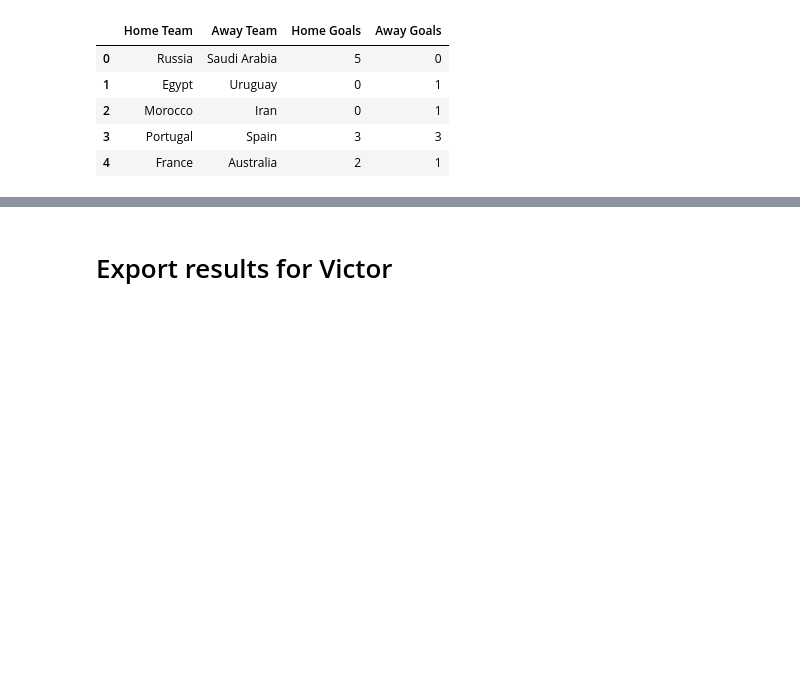
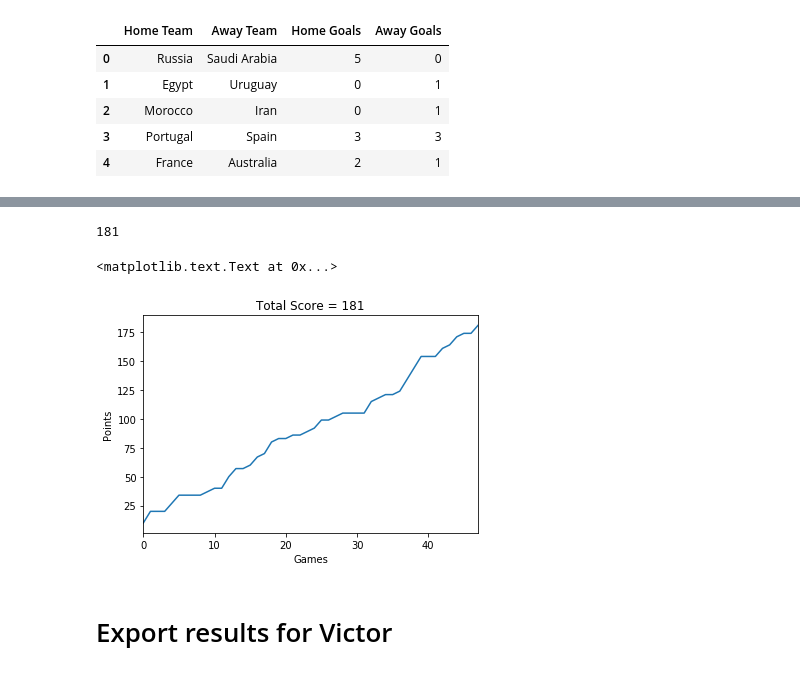
Before and after one commit to samuelsinayoko/worldcup, a Jupyter notebook: worldcup.ipynb, the cells around one changed output, grey strips where cells are left out. Drawn from its saved outputs; the diff is of its cells as text; code cells hidden in the pictures; blank space fills up the shorter version.

Commit message:
Add scoring function

```diff
--- a/worldcup.ipynb
+++ b/worldcup.ipynb
@@ -330,4 +331,0 @@ predicted_results.head()
-# %%
-#def scoring_function():
-res = predicted_results.copy()
-winner = pd.where(res['Away Goals'] > res['Home Goals'])
@@ -336,3 +332,38 @@ SyntaxError: invalid syntax (<ipython-input-43-f25db2543ca4>, line 1)
+# %%
+def outcome(res):
+    return np.sign(res['Home Goals'] - res['Away Goals'])
+# %%
+def prediction_score(predicted_results, return_score=True):
+    res = pd.DataFrame({
+        'outcome_predicted': outcome(predicted_results),
+        'outcome_actual': outcome(actual_results),
+        'correct_outcome': outcome(actual_results) == outcome(predicted_results),
+        'correct_home_goals': actual_results['Home Goals'] == predicted_results['Home Goals'],
+        'correct_away_goals': actual_results['Away Goals'] == predicted_results['Away Goals'],
+        })
+    res['score'] = 7 * res['correct_outcome'] + 3 * res['correct_home_goals'] + 3 * res['correct_away_goals']
+    res['bonus'] = 2 * (res['score'] == 13)
+    res['total'] = res['score'] + res['bonus']
+    if return_score:
+        return res['total'].sum()
+    else:
+        return res[['correct_outcome', 'correct_home_goals', 'correct_away_goals', 'total']]
+# %%
+prediction_score(predicted_results)
+# %% [output]
+181
+# %%
+res = prediction_score(predicted_results, False)
+score = pd.concat((actual_results, predicted_results, res),
+                  keys=['actual', 'predicted', 'result'],
+                  axis=1)
+ax = score['result'].total.cumsum().plot()
+ax.set_title('Total Score = {}'.format(score.loc[:, ('result', 'total')].sum()))
+ax.set_xlabel('Games')
+ax.set_ylabel('Points')
+# %% [output]
+<matplotlib.text.Text at 0x...>
+[figure, added]
 # %% [markdown]
 # Export results for Victor
 # %%
```
Also changed, not shown: parts of 5 cells of this notebook, 1 other file.
